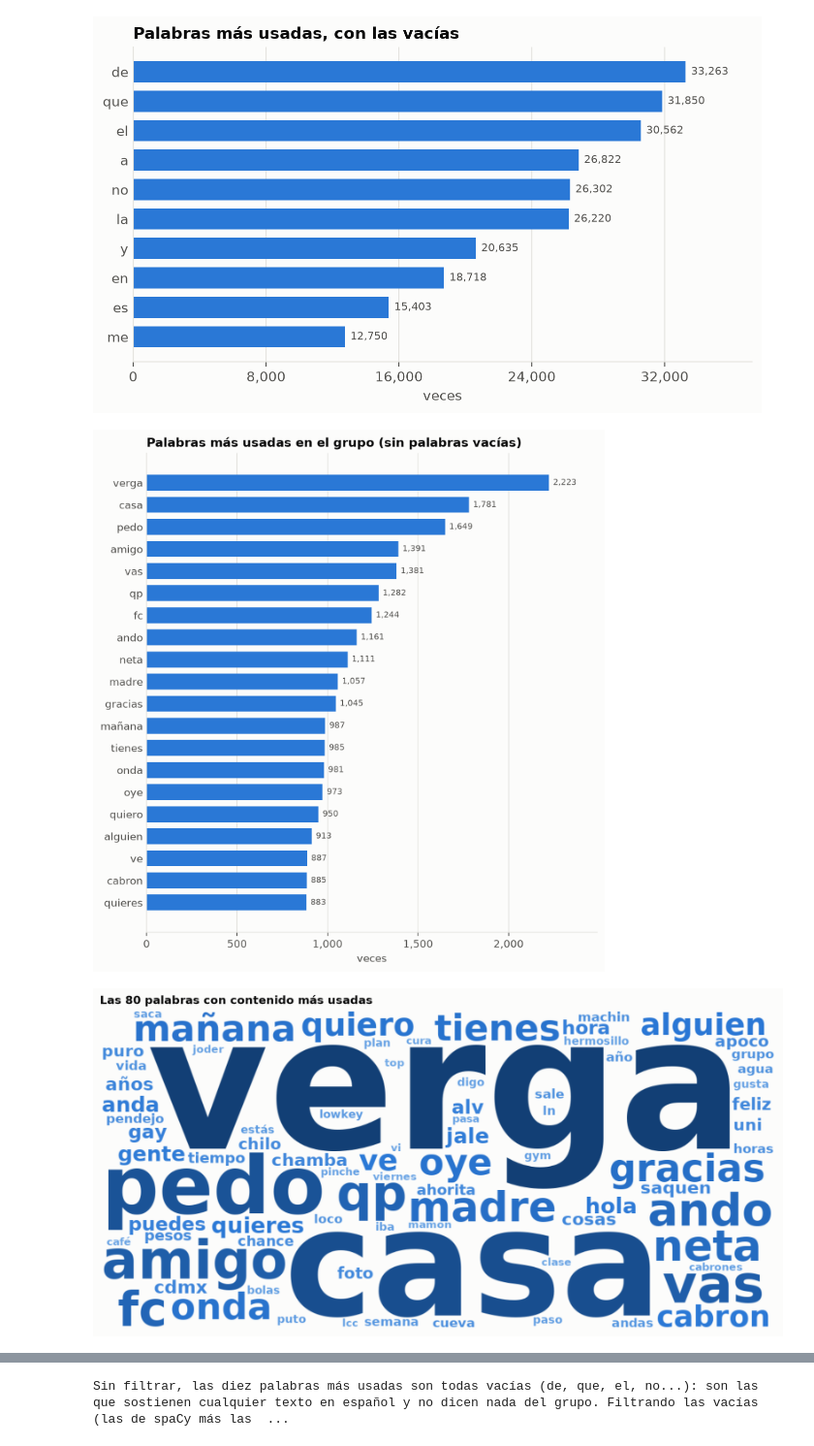
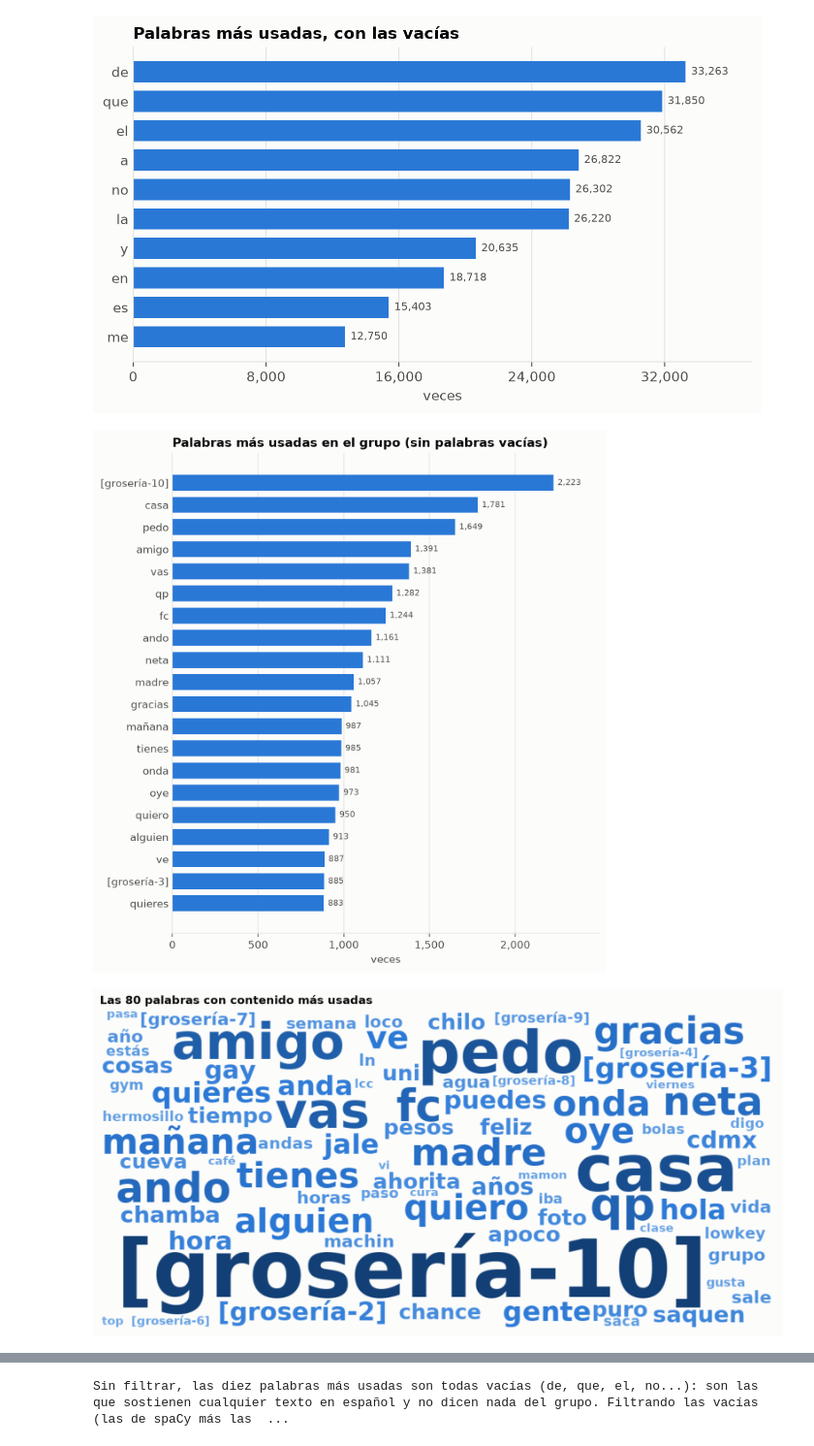
Before and after one commit to enriquegiottonini/wasap-group-chat-analyzer, a Jupyter notebook: notebooks/02_eda_silver.ipynb, the cells around one changed output, grey strips where cells are left out. Shown at 97% size. Cells and saved outputs as stored; diff of their text form; code cells hidden in the pictures.

Commit message:
Censor bad words for display on results notebook

```diff
--- a/notebooks/02_eda_silver.ipynb
+++ b/notebooks/02_eda_silver.ipynb
@@ -1,4 +1,5 @@
 # %%
+import re
 import marimo as mo
 import matplotlib.pyplot as plt
 import polars as pl
@@ -31,6 +32,19 @@ from wasap_group_analyzer.text import (
 # Tamaño de la muestra de mensajes de texto para explorar con spaCy (la muestra es
 # reproducible: misma semilla, mismos mensajes).
 SAMPLE_SIZE = 20_000
+
+# Groserías: palabras que se reemplazan en gráficas y tablas por [grosería-N].
+# Se configuran en params.yml bajo `eda.bad_words`; cambiarlas no requiere re-pipeline.
+_bad = sorted((load_params().get("eda") or {}).get("bad_words") or [])
+GROSERÍA = {w: f"grosería-{i + 1}" for i, w in enumerate(_bad)}
+
+def censor(word: str) -> str:
+    return f"[{GROSERÍA[word]}]" if word in GROSERÍA else word
+
+def censor_text(text: str) -> str:
+    for word, label in GROSERÍA.items():
+        text = re.sub(rf"\b{re.escape(word)}\b", f"[{label}]", text)
+    return text
 # %% [markdown]
 # EDA silver: de los mensajes anonimizados a datos tidy
 
@@ -850,31 +864,31 @@ top_content_words = mo.sql(
     output=False,
 )
 barh(
-    top_content_words["palabra"],
+    [censor(w) for w in top_content_words["palabra"]],
     top_content_words["veces"],
     "Palabras más usadas en el grupo (sin palabras vacías)",
     "veces",
 )
 # %% [output]
-[figure, old version]
+[figure, new version]
 # %%
 cloud_words = mo.sql(
     f"""
     SELECT token AS palabra, count(*) AS veces
     FROM tokens
     WHERE is_alpha AND NOT is_stop
     GROUP BY token
     ORDER BY veces DESC
     LIMIT 80
     """,
     engine=con,
     output=False,
 )
 wordcloud(
-    cloud_words["palabra"], cloud_words["veces"], "Las 80 palabras con contenido más usadas"
+    [censor(w) for w in cloud_words["palabra"]], cloud_words["veces"], "Las 80 palabras con contenido más usadas"
 )
 # %% [output]
-[figure, old version]
+[figure, new version]
 # %%
 words_by_sender = mo.sql(
     f"""
```
Also changed, not shown: parts of 12 cells of this notebook, 1 other file.
